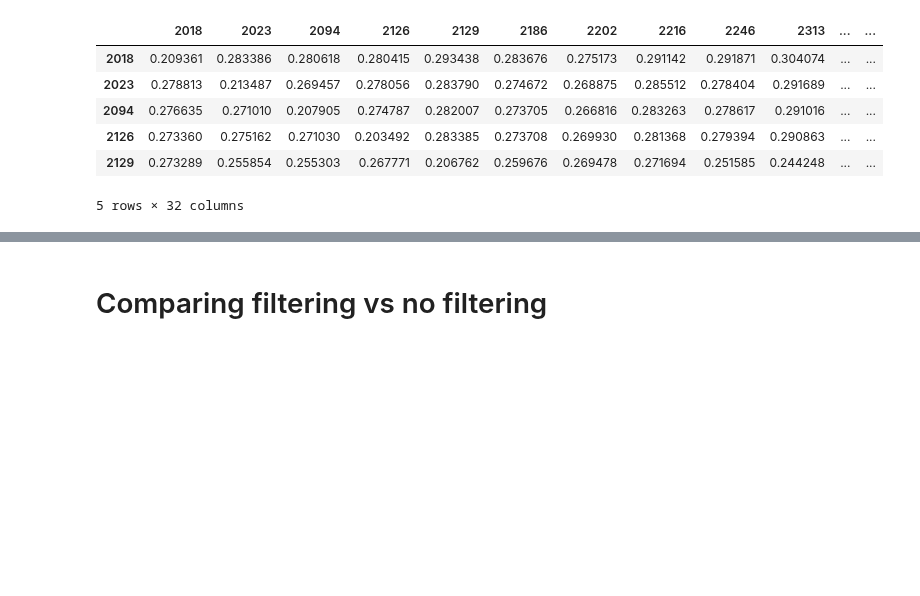
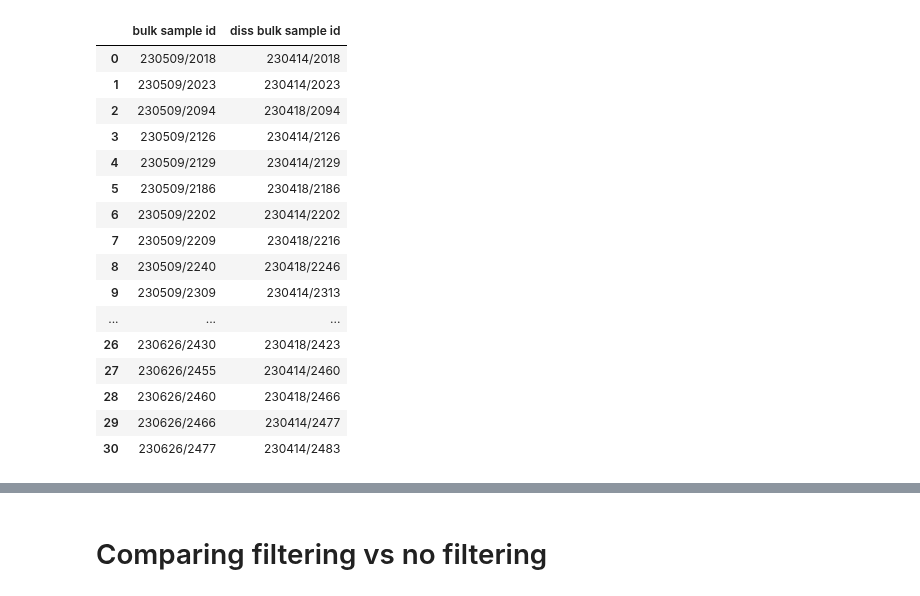
Before and after one commit to emma2207/hgsoc-reconstruction, a Jupyter notebook: demultiplexing_pooled_samples/scripts/match_sample_ids_bulk.ipynb, the cells around one changed output, grey strips where cells are left out. Cells and saved outputs as stored; diff of their text form; code cells hidden in the pictures; blank space fills up the shorter version.

```diff
--- a/demultiplexing_pooled_samples/scripts/match_sample_ids_bulk.ipynb
+++ b/demultiplexing_pooled_samples/scripts/match_sample_ids_bulk.ipynb
@@ -60,14 +71,24 @@ df = pd.DataFrame(
+# %%
+pair_df
+# %% [output]
+|  | bulk sample id | diss bulk sample id |
+| 0 | 230509/2018 | 230414/2018 |
+| 1 | 230509/2023 | 230414/2023 |
+| 2 | 230509/2094 | 230418/2094 |
+| 3 | 230509/2126 | 230414/2126 |
+| 4 | 230509/2129 | 230414/2129 |
+| 5 | 230509/2186 | 230418/2186 |
+| 6 | 230509/2202 | 230414/2202 |
+| 7 | 230509/2209 | 230418/2216 |
+| 8 | 230509/2240 | 230418/2246 |
+| 9 | 230509/2309 | 230414/2313 |
+| ... | ... | ... |
+| 26 | 230626/2430 | 230418/2423 |
+| 27 | 230626/2455 | 230414/2460 |
+| 28 | 230626/2460 | 230418/2466 |
+| 29 | 230626/2466 | 230414/2477 |
+| 30 | 230626/2477 | 230414/2483 |
 # %%
 df.index = df.index.str.replace(r"\d{6}/", "", regex=True)
 # %%
 df.columns = df.columns.str.replace(r"\d{6}/", "", regex=True)
-# %%
-df.head()
-# %% [output]
-|  | 2018 | 2023 | 2094 | 2126 | 2129 | 2186 | 2202 | 2216 | 2246 | 2313 | ... | ... |
-| 2018 | 0.209361 | 0.283386 | 0.280618 | 0.280415 | 0.293438 | 0.283676 | 0.275173 | 0.291142 | 0.291871 | 0.304074 | ... | ... |
-| 2023 | 0.278813 | 0.213487 | 0.269457 | 0.278056 | 0.283790 | 0.274672 | 0.268875 | 0.285512 | 0.278404 | 0.291689 | ... | ... |
-| 2094 | 0.276635 | 0.271010 | 0.207905 | 0.274787 | 0.282007 | 0.273705 | 0.266816 | 0.283263 | 0.278617 | 0.291016 | ... | ... |
-| 2126 | 0.273360 | 0.275162 | 0.271030 | 0.203492 | 0.283385 | 0.273708 | 0.269930 | 0.281368 | 0.279394 | 0.290863 | ... | ... |
-| 2129 | 0.273289 | 0.255854 | 0.255303 | 0.267771 | 0.206762 | 0.259676 | 0.269478 | 0.271694 | 0.251585 | 0.244248 | ... | ... |
-5 rows × 32 columns
```
Also changed, not shown: parts of 17 cells of this notebook, 7 other files.
